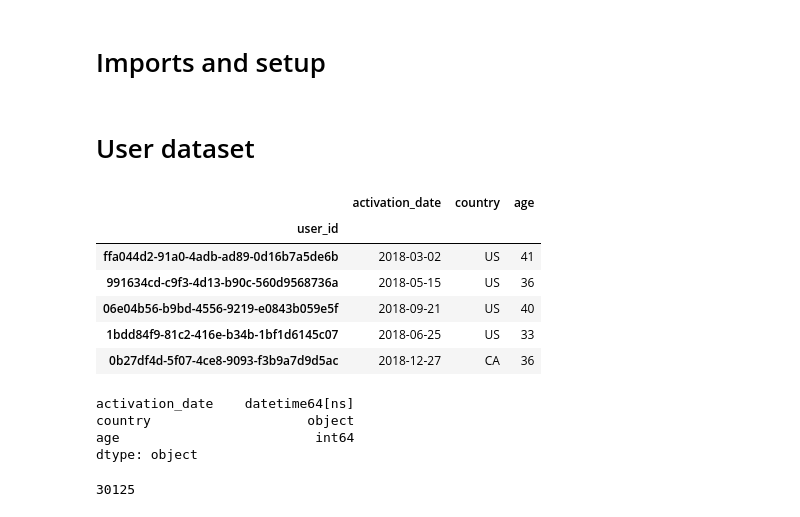
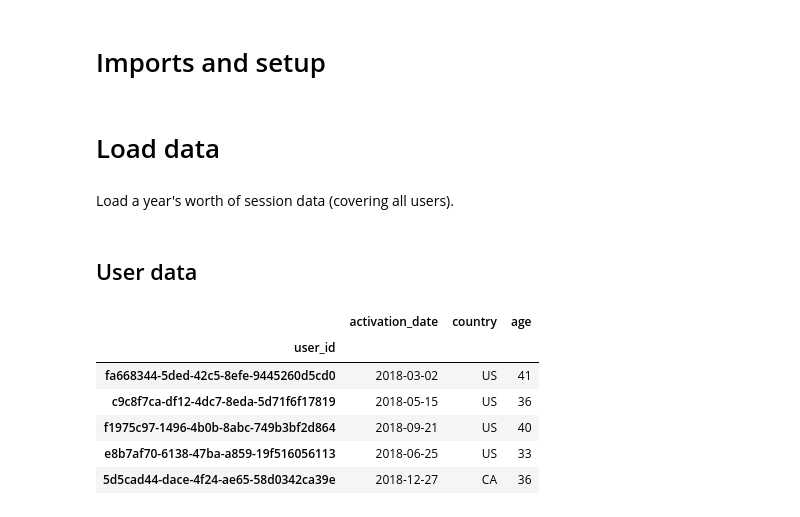
Before and after one commit to mfarragher/saas-business-simulation, a Jupyter notebook: notebooks/01_user-dataset-analytics.ipynb, the cells around one changed output. Cells and saved outputs as stored; diff of their text form; code cells hidden in the pictures.

```diff
--- a/notebooks/01_user-dataset-analytics.ipynb
+++ b/notebooks/01_user-dataset-analytics.ipynb
@@ -15,28 +24,20 @@ from src.data import get_user_dataset
 # %%
 SEED = 100
+# %% [markdown]
+# Load data
+# %% [markdown]
+Load a year's worth of session data (covering all users).
 # %% [markdown]
-# User dataset
+## User data
 # %%
-df_users = get_user_dataset('2019-01-01', '2020-01-01',
-                            seed=SEED)
+users_df = get_user_dataset('2019-01-01', '2020-01-01', seed=SEED)
 # %%
-df_users.head()
+users_df.head()
 # %% [output]
 |  | activation_date | country | age |
 | user_id |  |  |  |
-| ffa044d2-91a0-4adb-ad89-0d16b7a5de6b | 2018-03-02 | US | 41 |
-| 991634cd-c9f3-4d13-b90c-560d9568736a | 2018-05-15 | US | 36 |
-| 06e04b56-b9bd-4556-9219-e0843b059e5f | 2018-09-21 | US | 40 |
-| 1bdd84f9-81c2-416e-b34b-1bf1d6145c07 | 2018-06-25 | US | 33 |
-| 0b27df4d-5f07-4ce8-9093-f3b9a7d9d5ac | 2018-12-27 | CA | 36 |
+| fa668344-5ded-42c5-8efe-9445260d5cd0 | 2018-03-02 | US | 41 |
+| c9c8f7ca-df12-4dc7-8eda-5d71f6f17819 | 2018-05-15 | US | 36 |
+| f1975c97-1496-4b0b-8abc-749b3bf2d864 | 2018-09-21 | US | 40 |
+| e8b7af70-6138-47ba-a859-19f516056113 | 2018-06-25 | US | 33 |
+| 5d5cad44-dace-4f24-ae65-58d0342ca39e | 2018-12-27 | CA | 36 |
-# %%
-df_users.dtypes
-# %% [output]
-activation_date    datetime64[ns]
-country                    object
-age                         int64
-dtype: object
-# %%
-len(df_users)
-# %% [output]
-30125
```
Also changed, not shown: parts of 33 cells of this notebook.
